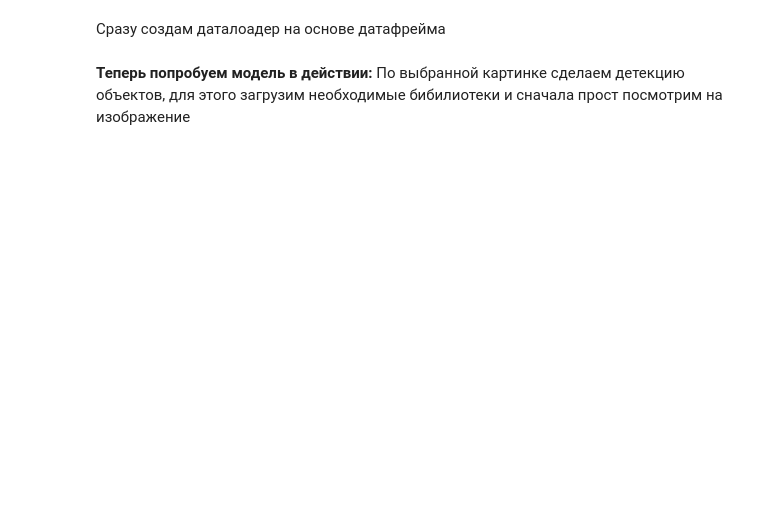
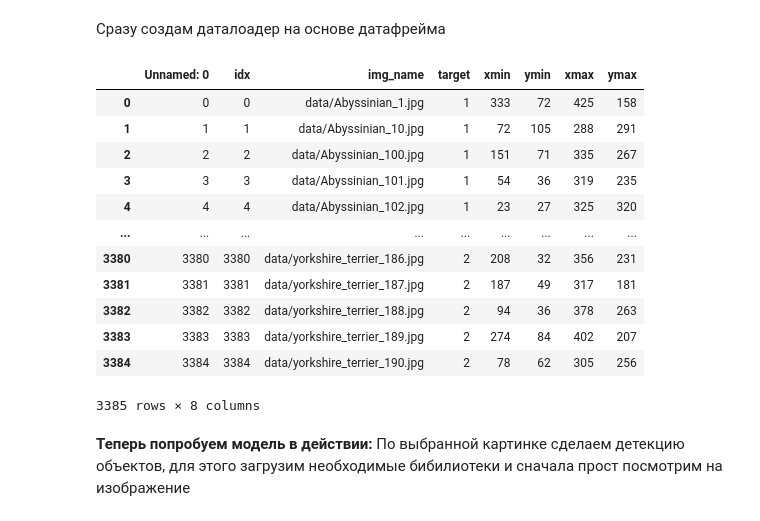
Before and after one commit to AndreyBuynov/Cats_Dogs_Task, a Jupyter notebook: task_2.ipynb, the cells around one changed output. Saved outputs shown, nothing was run; the diff lists cells and outputs as text; code cells hidden in the pictures; blank space fills up the shorter version.

```diff
--- a/task_2.ipynb
+++ b/task_2.ipynb
@@ -79,5 +81,28 @@ model_torch = torchvision.models.detection.fasterrcnn_resnet50_fpn(pretrained=Tr
 # %% [markdown]
 Сразу создам даталоадер на основе датафрейма
+# %%
+# будем использовать классы
+class_names ={'Cat': 1, 'Dog': 2, 'None': 0}
+
+# для этого вернем собачкам класс 2
+cats_dogs_data.target = [2 if x == 0 else x for x in cats_dogs_data.target]
+
+# посмотрим на датасет
+cats_dogs_data
+# %% [output]
+|  | Unnamed: 0 | idx | img_name | target | xmin | ymin | xmax | ymax |
+| 0 | 0 | 0 | data/Abyssinian_1.jpg | 1 | 333 | 72 | 425 | 158 |
+| 1 | 1 | 1 | data/Abyssinian_10.jpg | 1 | 72 | 105 | 288 | 291 |
+| 2 | 2 | 2 | data/Abyssinian_100.jpg | 1 | 151 | 71 | 335 | 267 |
+| 3 | 3 | 3 | data/Abyssinian_101.jpg | 1 | 54 | 36 | 319 | 235 |
+| 4 | 4 | 4 | data/Abyssinian_102.jpg | 1 | 23 | 27 | 325 | 320 |
+| ... | ... | ... | ... | ... | ... | ... | ... | ... |
+| 3380 | 3380 | 3380 | data/yorkshire_terrier_186.jpg | 2 | 208 | 32 | 356 | 231 |
+| 3381 | 3381 | 3381 | data/yorkshire_terrier_187.jpg | 2 | 187 | 49 | 317 | 181 |
+| 3382 | 3382 | 3382 | data/yorkshire_terrier_188.jpg | 2 | 94 | 36 | 378 | 263 |
+| 3383 | 3383 | 3383 | data/yorkshire_terrier_189.jpg | 2 | 274 | 84 | 402 | 207 |
+| 3384 | 3384 | 3384 | data/yorkshire_terrier_190.jpg | 2 | 78 | 62 | 305 | 256 |
+3385 rows × 8 columns
 # %%
 from cd_dataset import Cats_and_Dogs
 train_dataset = Cats_and_Dogs(cats_dogs_data, False)
```
Also changed, not shown: parts of 34 cells of this notebook, 2 other files.
